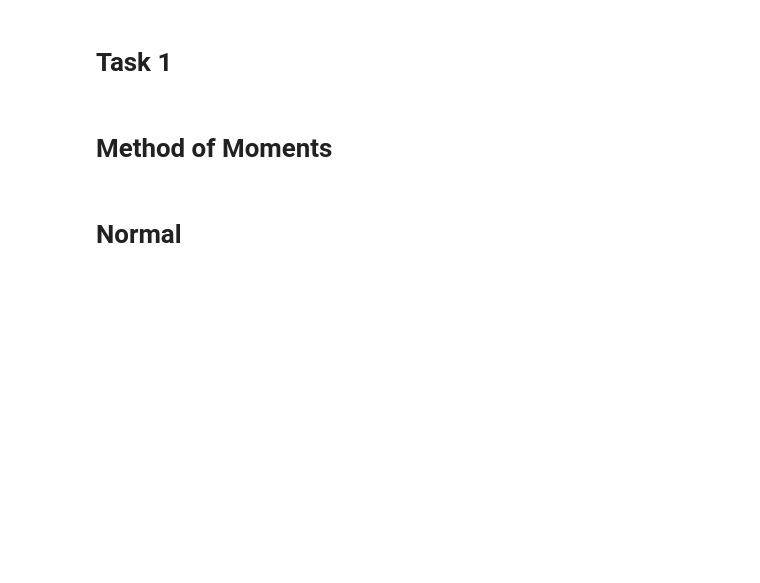
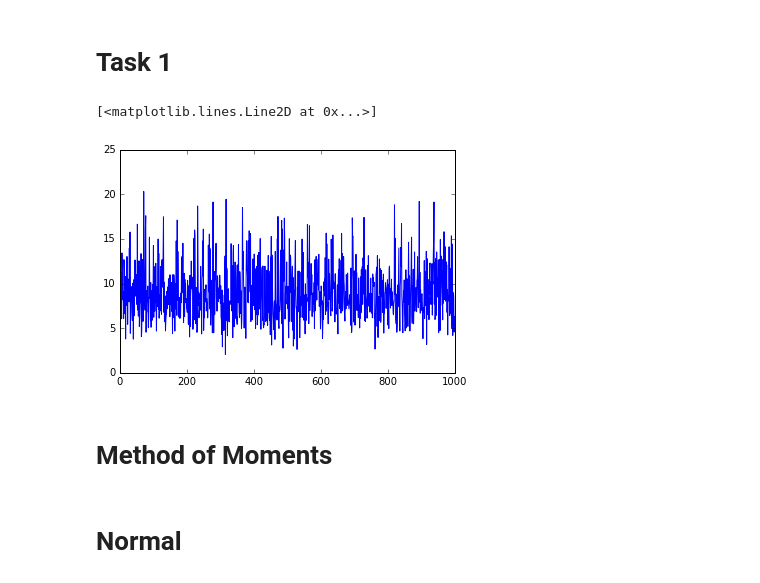
Before and after one commit to akarazeev/MathStatistics-4sem-MIPT-2016, a Jupyter notebook: 2. Основные методы нахождения оценок/2.1.ipynb, the cells around one changed output. Saved outputs shown, nothing was run; the diff lists cells and outputs as text; code cells hidden in the pictures; blank space fills up the shorter version.

```diff
--- a/2. Основные методы нахождения оценок/2.1.ipynb
+++ b/2. Основные методы нахождения оценок/2.1.ipynb
@@ -24,24 +24,27 @@ expon = exp_gen(a=expb_, name='expon')
 # %%
 K = 1000
 N = 1000
 M = 11
 # s_all = np.zeros((M,N))
 
 # s_all[0] = norm.rvs(size=N)
-# s_all[1] = gamma.rvs(9, size=N)
+s = gamma.(9, size=N)
 # s_all[2] = uniform.rvs(-1, 7, size=N)
 # s_all[3] = poisson.rvs(4, loc=0, size=N)
 # s_all[4] = binom.rvs(100, 0.3, size=N)
 # s_all[5] = geom.rvs(0.3, size=N)
 # s_all[6] = beta.rvs(2, 4, size=N)
 # s_all[7] = pareto.rvs(5, size=N)
 # s_all[8] = cauchy.rvs(size=N)
 # s_all[9] = cubic.rvs(size=N)
 # s_all[10] = expon.rvs(size=N)
-
+plot(s)
 # figure()
 # plot(s_all[9])
 # show()
+# %% [output]
+[<matplotlib.lines.Line2D at 0x...>]
+[figure, added]
 # %% [markdown]
 # Method of Moments
 # %% [markdown]
```
Also changed, not shown: 8 other files.
